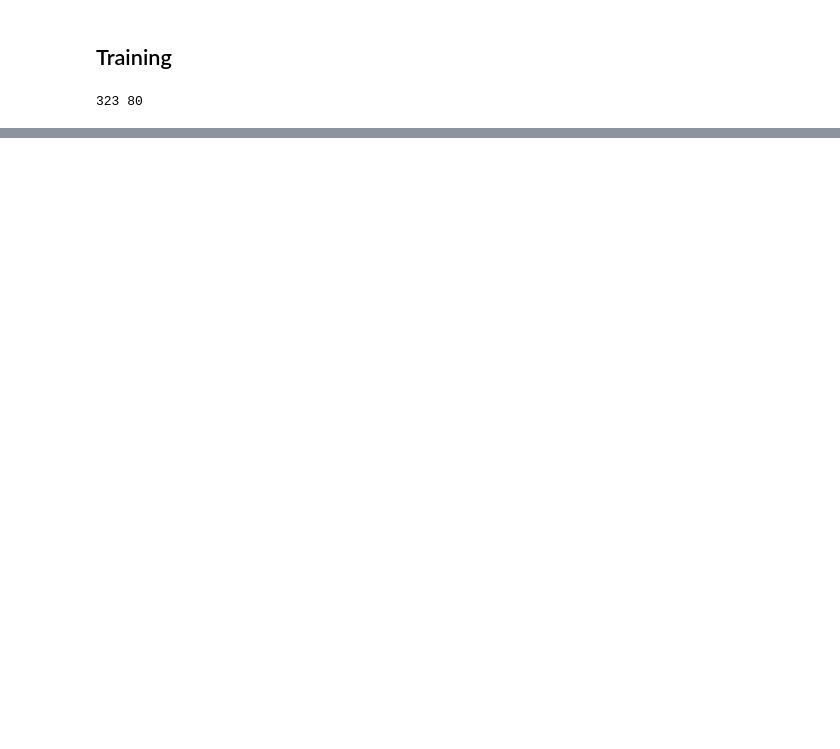
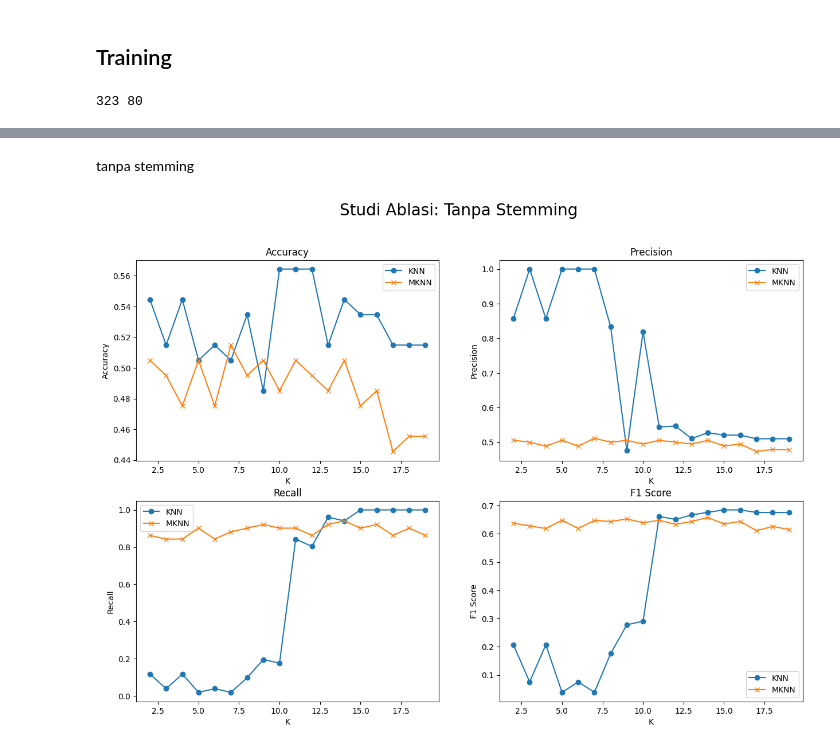
Before and after one commit to SulthanAbiyyu/proyek-akhir-ppm, a Jupyter notebook: proyek_akhir.ipynb, the cells around one changed output, grey strips where cells are left out. Cells and saved outputs as stored; diff of their text form; code cells hidden in the pictures; blank space fills up the shorter version.

```diff
--- a/proyek_akhir.ipynb
+++ b/proyek_akhir.ipynb
@@ -348,0 +567,2 @@ mknn_df.to_csv("./data/scores/2005_mknn scores_1.csv", index=False)
+# %% [markdown]
+tanpa stemming
@@ -348,0 +652,44 @@ mknn_df.to_csv("./data/scores/2005_mknn scores_1.csv", index=False)
+# %%
+plt.subplots(2, 2, figsize=(15, 10))
+plt.subplot(2, 2, 1)
+plt.title("Accuracy")
+plt.plot(knn_acc_dict.keys(), knn_acc_dict.values(), label="KNN", marker="o")
+plt.plot(mknn_acc_dict.keys(), mknn_acc_dict.values(), label="MKNN", marker="x")
+plt.xlabel("K")
+plt.ylabel("Accuracy")
+plt.legend()
+
+plt.subplot(2, 2, 2)
+plt.title("Precision")
+plt.plot(knn_precision_dict.keys(),
+         knn_precision_dict.values(), label="KNN", marker="o")
+plt.plot(mknn_precision_dict.keys(),
+         mknn_precision_dict.values(), label="MKNN", marker="x")
+plt.xlabel("K")
+plt.ylabel("Precision")
+plt.legend()
+
+plt.subplot(2, 2, 3)
+plt.title("Recall")
+plt.plot(knn_recall_dict.keys(), knn_recall_dict.values(),
+         label="KNN", marker="o")
+plt.plot(mknn_recall_dict.keys(), mknn_recall_dict.values(),
+         label="MKNN", marker="x")
+plt.xlabel("K")
+plt.ylabel("Recall")
+plt.legend()
+
+plt.subplot(2, 2, 4)
+plt.title("F1 Score")
+plt.plot(knn_f1_score_dict.keys(),
+         knn_f1_score_dict.values(), label="KNN", marker="o")
+plt.plot(mknn_f1_score_dict.keys(),
+         mknn_f1_score_dict.values(), label="MKNN", marker="x")
+plt.xlabel("K")
+plt.ylabel("F1 Score")
+plt.legend()
+
+plt.suptitle("Studi Ablasi: Tanpa Stemming", fontsize=20)
+plt.show()
+# %% [output]
+[figure, added]
```
Also changed, not shown: parts of 16 cells of this notebook, 2 other files.
